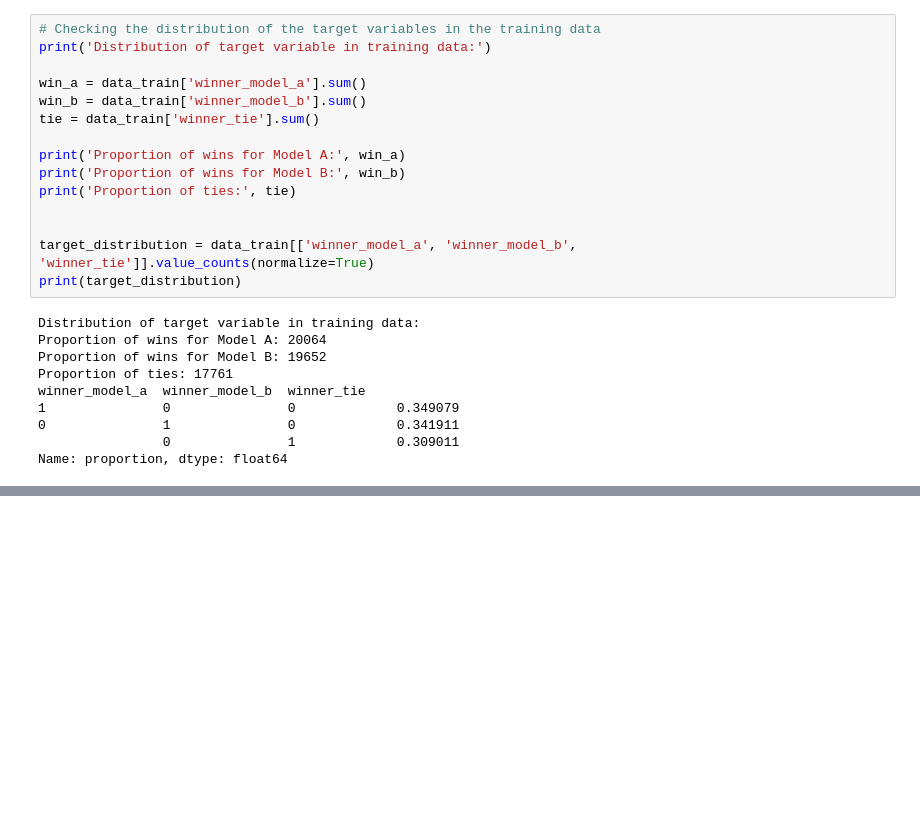
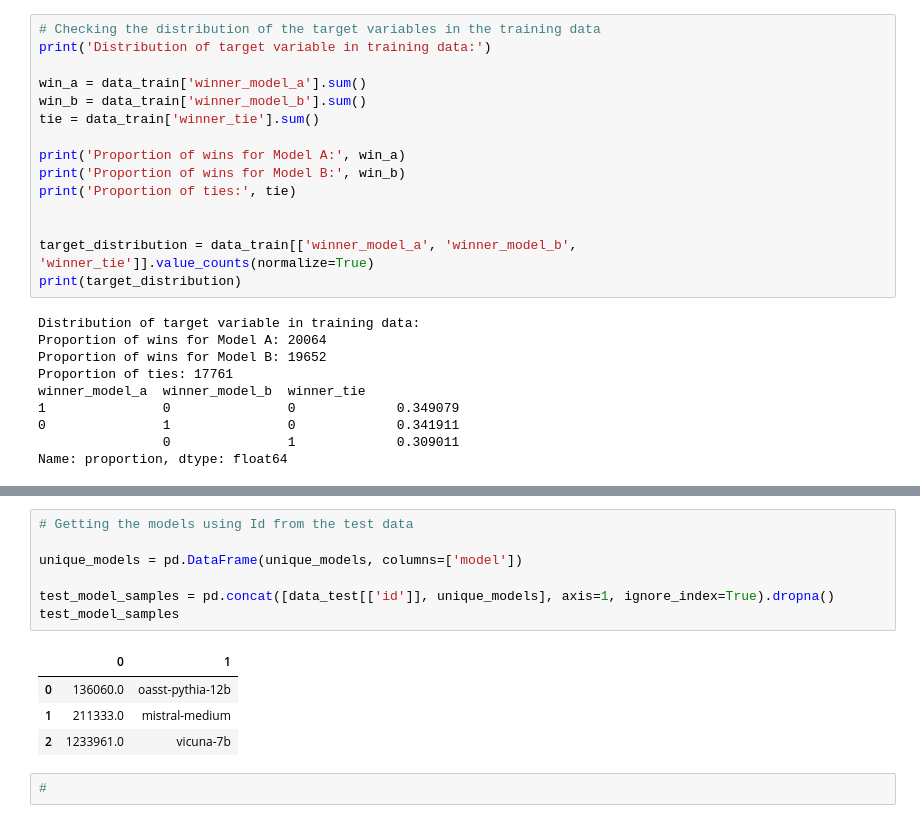
Before and after one commit to ZeroByte57/LLM-Classfication-Finetuning, a Jupyter notebook: EDA.ipynb, the cells around one changed output, grey strips where cells are left out. Drawn from its saved outputs; the diff is of its cells as text; blank space fills up the shorter version.

```diff
--- a/EDA.ipynb
+++ b/EDA.ipynb
@@ -271,0 +226,14 @@ Conditions & data patterns:
+# %%
+# Getting the models using Id from the test data
+
+unique_models = pd.DataFrame(unique_models, columns=['model'])
+
+test_model_samples = pd.concat([data_test[['id']], unique_models], axis=1, ignore_index=True).dropna()
+test_model_samples
+# %% [output]
+|  | 0 | 1 |
+| 0 | 136060.0 | oasst-pythia-12b |
+| 1 | 211333.0 | mistral-medium |
+| 2 | 1233961.0 | vicuna-7b |
+# %%
+#
```
Also changed, not shown: parts of 10 cells of this notebook, 3 other files.
